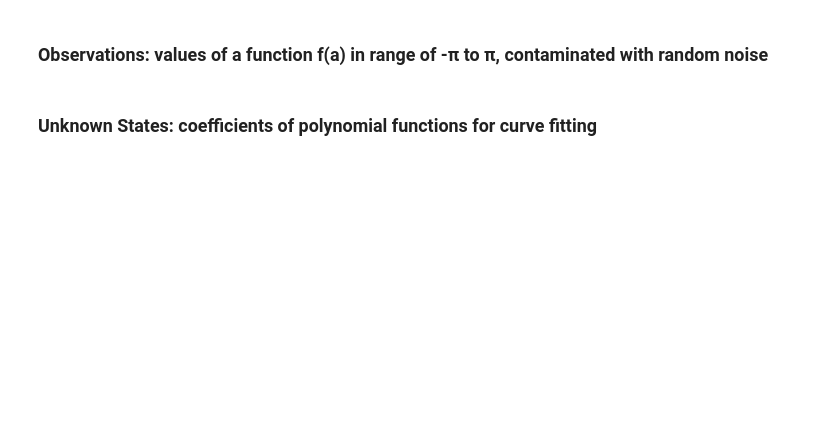
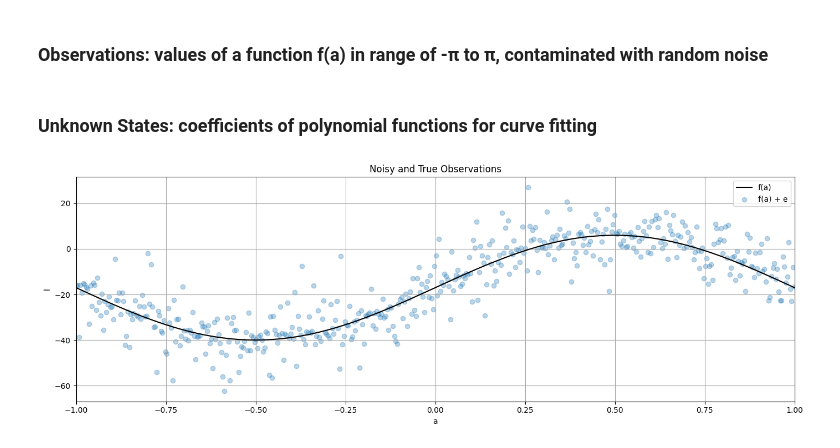
Before and after one commit to adamanastas/ENGG680_2025_Fall, a Jupyter notebook: Lab_Assignment1/Assignment1.ipynb, the cells around one changed output. Drawn from its saved outputs; the diff is of its cells as text; code cells hidden in the pictures; blank space fills up the shorter version.

```diff
--- a/Lab_Assignment1/Assignment1.ipynb
+++ b/Lab_Assignment1/Assignment1.ipynb
@@ -899,24 +900,24 @@ import pandas as pd
 # Load data.xlsx file, which contains the observations (with noise), variance of observations and true observations
 # hint: use pandas library to parse excel file and use numpy library to convert it to array
 # (1 mark)
-df_data = #...
-arr_data = #...
+df_data = pd.read_excel('data.xlsx')
+arr_data = df_data.to_numpy()
 
 #store the noisy observations, variance of observations and true observations into numpy arrays seperately
 # (1 mark)
-l = #...
-l_var = #...
-l_true = #...
+l = arr_data[:,0]
+l_var = arr_data[:,1]
+l_true = arr_data[:,2]
 # %%
 # step 3
 # define the number of observation n
 # (1 mark)
-n = #...
+n = len(l)
 
 # define the observation weight matrix P for LSE as identity matrix
 # identity weight matrix simply means the observations will be unweighted in the following LSE
 # (1 mark)
-P = #...
+P = np.eye(n)
 
 # define the range of function input(i.e., constants a), from start to end; and the numerical array of a
 start = -1* np.pi
@@ -925,20 +926,26 @@ a = np.linspace(start, end, n)
 # %%
 # step 4
 # use the matplotlib to plot the true and noisy observations together in one single figure
 # use scatter for noisy observation plotting
 # for the true observation, label it as "f(a)"" and set color as 'k'
 # for the noisy observation scatter plot, label it as "f(a) + e", set color as 'tab:blue', set marker as 'o' and set alpha as 0.3
 # include proper axis labels, legend and title
 # scale the range of x-axis to be -1 to 1
 # keep this format for the rest of the plots in this lab assignment
 # (2 marks)
 
 fig, ax = plt.subplots(nrows=1, ncols=1, figsize=(14, 5))
-
-# ...
-
+plt.plot(a/np.pi,l_true,label = "f(a)", color = 'k')
+plt.scatter(a/np.pi,l,label = "f(a) + e", color = 'tab:blue', marker='o', alpha=0.3)
+ax.set_xlim(-1,1)
+ax.set_xlabel('a')
+ax.set_ylabel('l')
+ax.legend()
+ax.set_title('Noisy and True Observations')
 ax.grid(True, which='both',ls='-',color='0.65')
 fig.tight_layout()
+# %% [output]
+[figure, added]
 # %%
 # step 5
 # define a curve fitting function named fit_polynomial_curve
```
Also changed, not shown: parts of 15 cells of this notebook.
